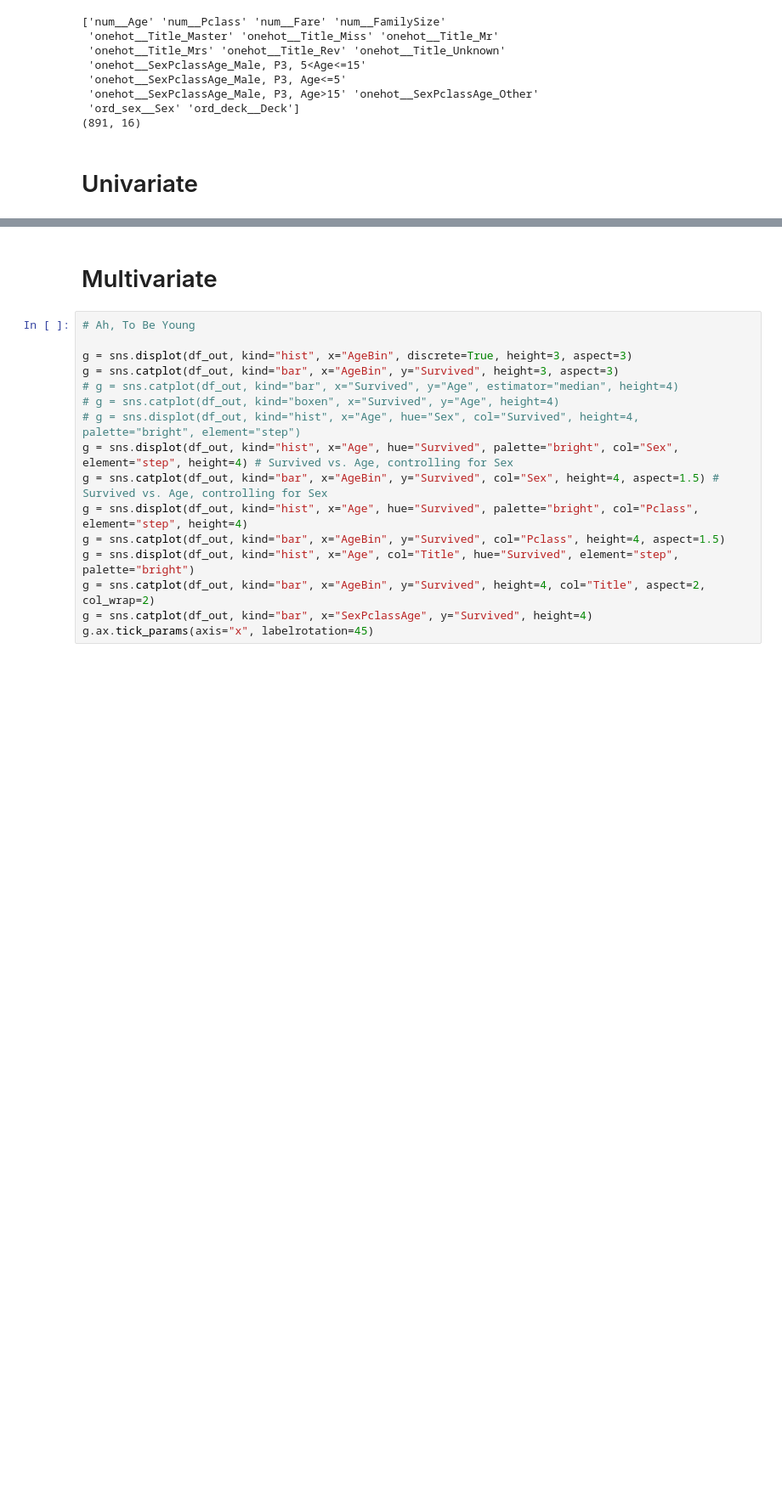
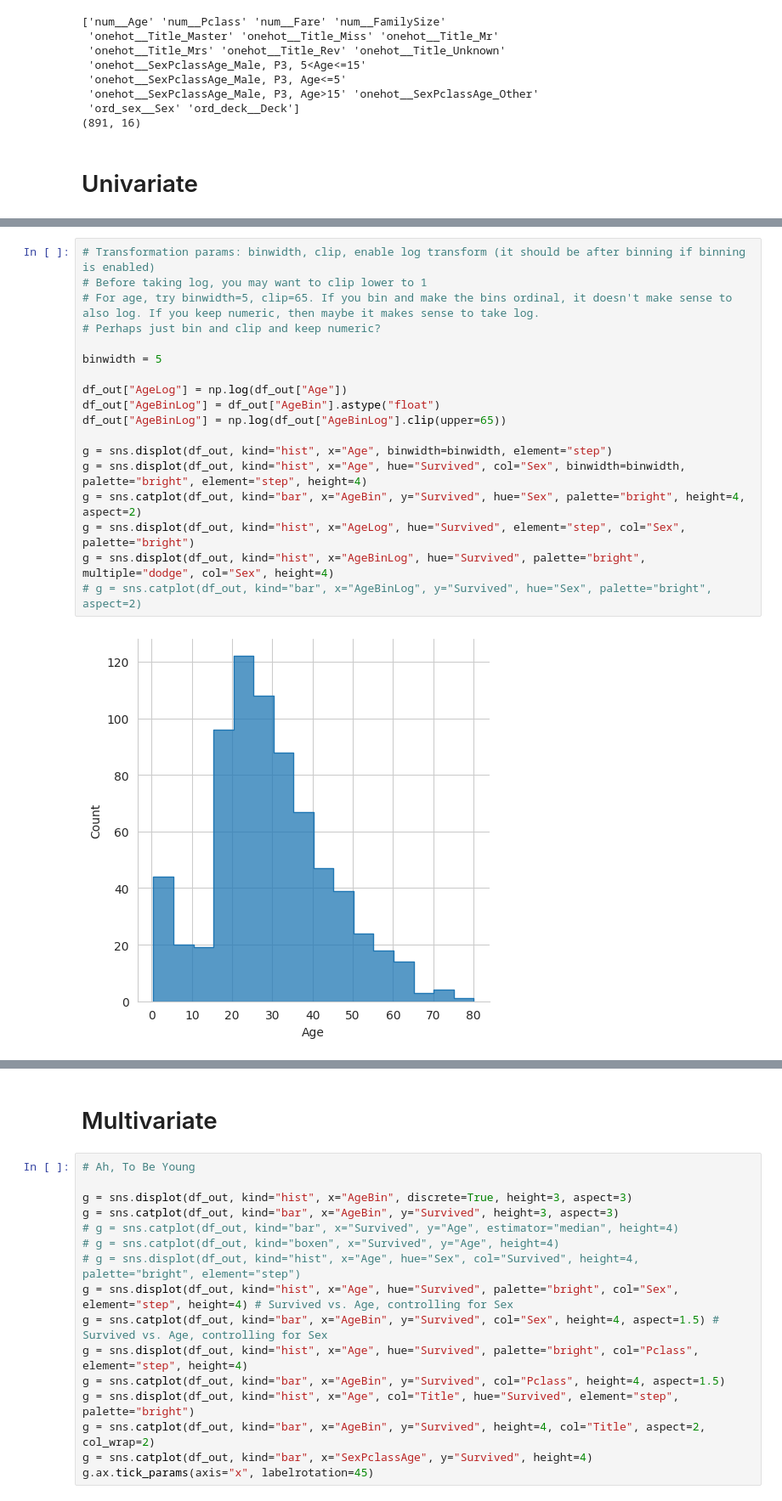
Before and after one commit to rfdspeng/ml_ai_portfolio, a Jupyter notebook: titanic/titanic.ipynb, the cells around one changed output, grey strips where cells are left out. Shown at 85% size. Cells and saved outputs as stored; diff of their text form; blank space fills up the shorter version.

```diff
--- a/titanic/titanic.ipynb
+++ b/titanic/titanic.ipynb
@@ -154,0 +201,20 @@ g = sns.catplot(df_out, x="Embarked", y="Survived", kind="bar", order=df_out.Emb
+# %%
+# Transformation params: binwidth, clip, enable log transform (it should be after binning if binning is enabled)
+# Before taking log, you may want to clip lower to 1
+# For age, try binwidth=5, clip=65. If you bin and make the bins ordinal, it doesn't make sense to also log. If you keep numeric, then maybe it makes sense to take log.
+# Perhaps just bin and clip and keep numeric?
+
+binwidth = 5
+
+df_out["AgeLog"] = np.log(df_out["Age"])
+df_out["AgeBinLog"] = df_out["AgeBin"].astype("float")
+df_out["AgeBinLog"] = np.log(df_out["AgeBinLog"].clip(upper=65))
+
+g = sns.displot(df_out, kind="hist", x="Age", binwidth=binwidth, element="step")
+g = sns.displot(df_out, kind="hist", x="Age", hue="Survived", col="Sex", binwidth=binwidth, palette="bright", element="step", height=4)
+g = sns.catplot(df_out, kind="bar", x="AgeBin", y="Survived", hue="Sex", palette="bright", height=4, aspect=2)
+g = sns.displot(df_out, kind="hist", x="AgeLog", hue="Survived", element="step", col="Sex", palette="bright")
+g = sns.displot(df_out, kind="hist", x="AgeBinLog", hue="Survived", palette="bright", multiple="dodge", col="Sex", height=4)
+# g = sns.catplot(df_out, kind="bar", x="AgeBinLog", y="Survived", hue="Sex", palette="bright", aspect=2)
+# %% [output]
+[figure, added]
```
Also changed, not shown: parts of 7 cells of this notebook.
